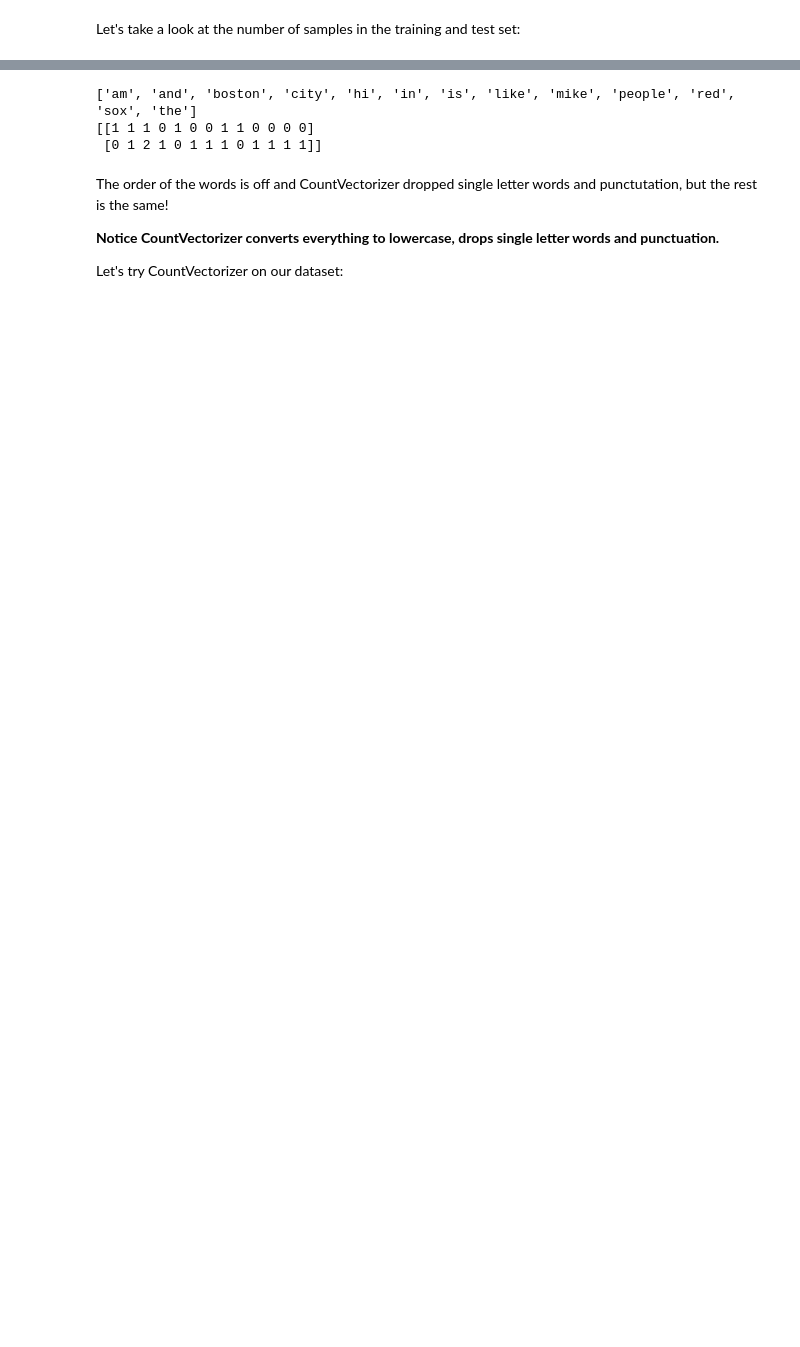
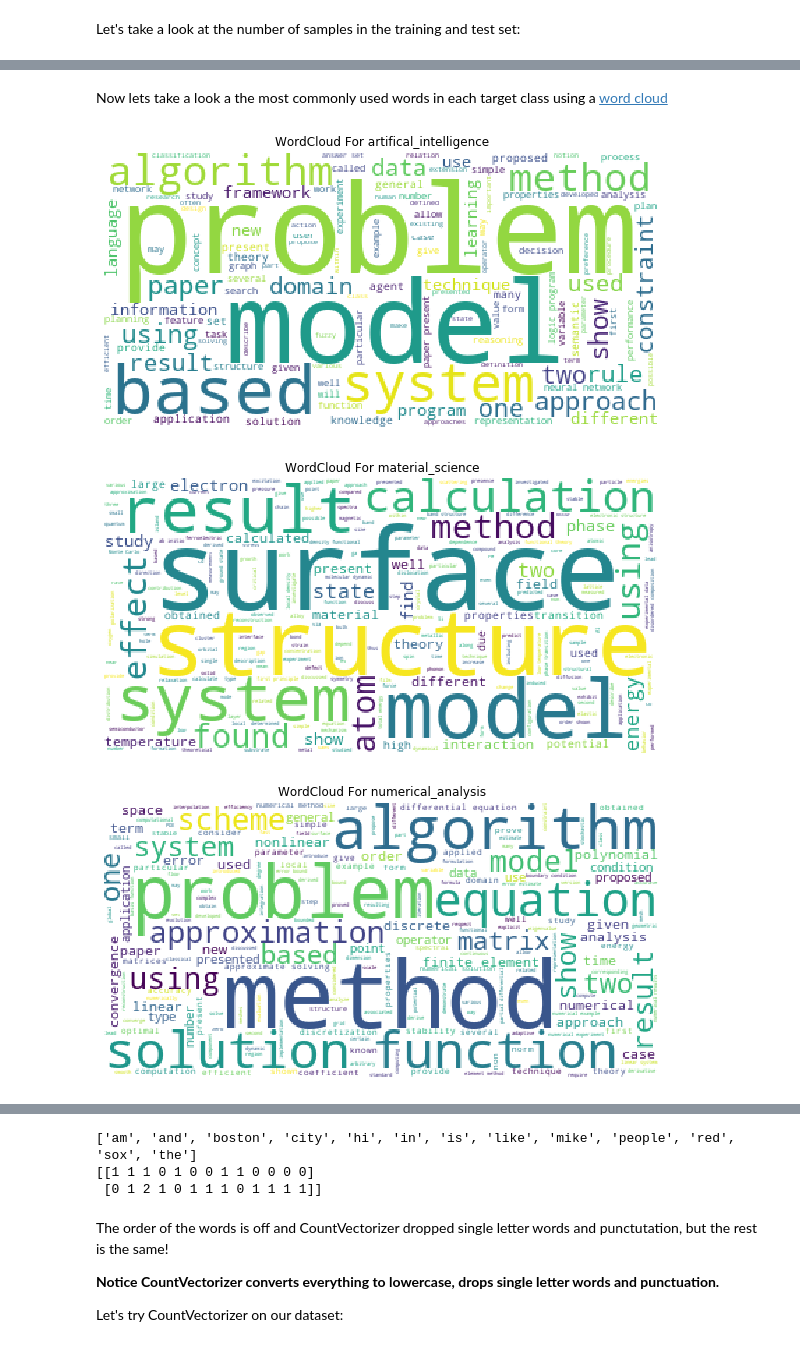
Before and after one commit to mdh266/TextClassificationApp, a Jupyter notebook: NLP.ipynb, the cells around one changed output, grey strips where cells are left out. Drawn from its saved outputs; the diff is of its cells as text; code cells hidden in the pictures; blank space fills up the shorter version.

```diff
--- a/NLP.ipynb
+++ b/NLP.ipynb
@@ -161,0 +172,3 @@ test_df   = test_df[test_df["target"].isin([7,8,9,10])]
+# %%
+mapping = dict(zip(labeler.classes_, range(len(labeler.classes_))))
+print(mapping)
@@ -224,0 +229,24 @@ dtype: float64
+# %% [markdown]
+Now lets take a look a the most commonly used words in each target class using a [word cloud](https://amueller.github.io/word_cloud/)
+# %%
+from wordcloud import WordCloud, STOPWORDS
+
+def plot_wordcloud(df: pd.DataFrame, category: str, target: int)-> None:
+    words = " ".join(train_df[train_df["target"] == target]["text"].values)
+
+    plt.rcParams['figure.figsize'] = 10, 20
+    wordcloud = WordCloud(stopwords=STOPWORDS,
+                          background_color="white",
+                          max_words=1000).generate(words)
+
+    plt.title("WordCloud For {}".format(category))
+    plt.imshow(wordcloud)
+    plt.axis("off")
+    plt.show()
+# %%
+for category, target in mapping.items():
+    plot_wordcloud(train_df, category, target)
+# %% [output]
+[figure, added]
+[figure, added]
+[figure, added]
```
Also changed, not shown: parts of 141 cells of this notebook.
